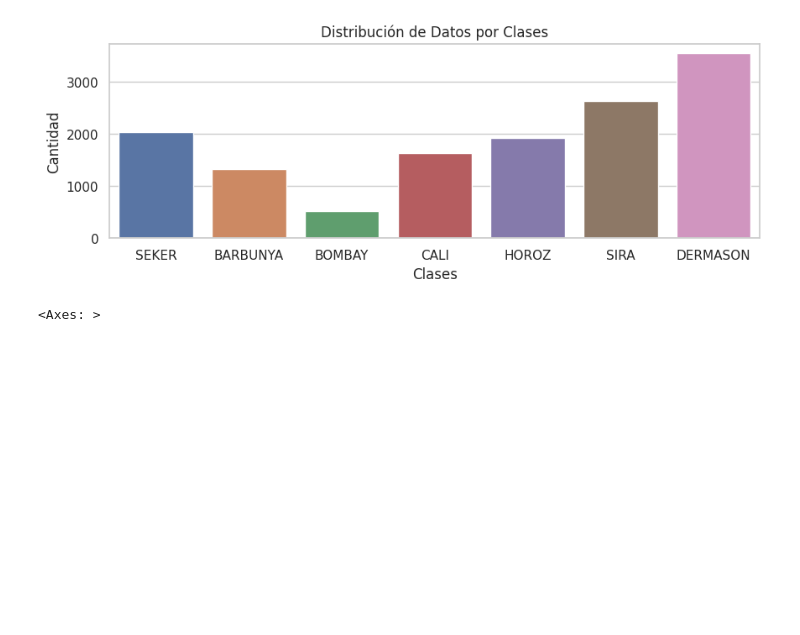
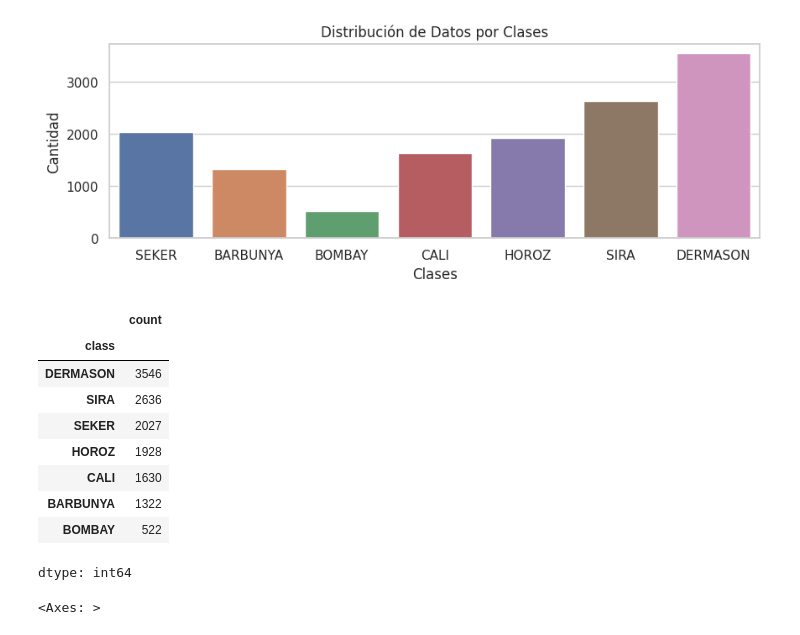
Before and after one commit to slugcraft/DryBeansClassification, a Jupyter notebook: DryBeansClassification.ipynb, the cells around one changed output. Cells and saved outputs as stored; diff of their text form; code cells hidden in the pictures; blank space fills up the shorter version.

```diff
--- a/DryBeansClassification.ipynb
+++ b/DryBeansClassification.ipynb
@@ -112,6 +112,19 @@ Text(0.5, 1.0, 'Distribución de Datos por Clases')
 Text(0.5, 0, 'Clases')
 Text(0, 0.5, 'Cantidad')
 [figure]
+# %%
+df_beans['class'].value_counts()
+# %% [output]
+|  | count |
+| class |  |
+| DERMASON | 3546 |
+| SIRA | 2636 |
+| SEKER | 2027 |
+| HOROZ | 1928 |
+| CALI | 1630 |
+| BARBUNYA | 1322 |
+| BOMBAY | 522 |
+dtype: int64
 # %%
 #df_filt = df_beans.drop(columns=["Perimeter",
 #        "MajorAxisLength",
```
Also changed, not shown: parts of 16 cells of this notebook, 1 other file.
